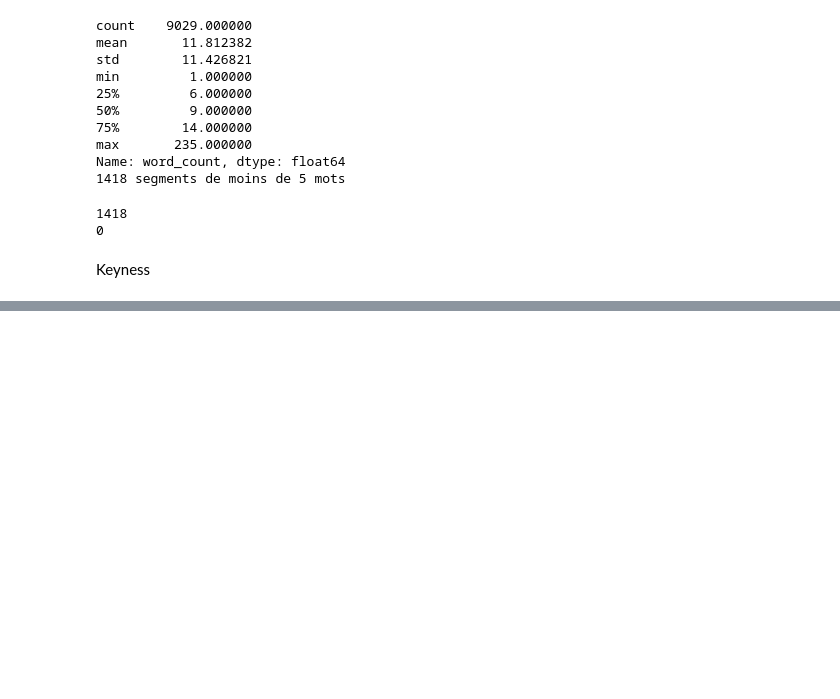
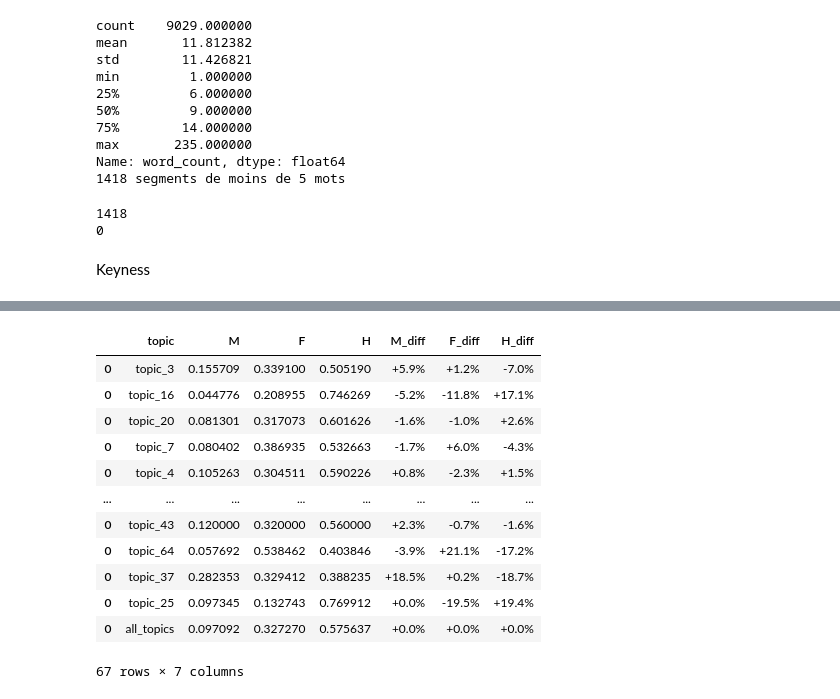
Before and after one commit to lucas-cumunel/PESSD-GBOGC, a Jupyter notebook: descriptive.ipynb, the cells around one changed output, grey strips where cells are left out. Drawn from its saved outputs; the diff is of its cells as text; code cells hidden in the pictures; blank space fills up the shorter version.

```diff
--- a/descriptive.ipynb
+++ b/descriptive.ipynb
@@ -206,0 +211,2 @@ Keyness
+# %%
+adf = pd.read_csv("data/athlete_gender.csv", index_col="Unnamed: 0")
@@ -207,3 +248,19 @@ Keyness
+# %%
+adf
+# %% [output]
+|  | topic | M | F | H | M_diff | F_diff | H_diff |
+| 0 | topic_3 | 0.155709 | 0.339100 | 0.505190 | +5.9% | +1.2% | -7.0% |
+| 0 | topic_16 | 0.044776 | 0.208955 | 0.746269 | -5.2% | -11.8% | +17.1% |
+| 0 | topic_20 | 0.081301 | 0.317073 | 0.601626 | -1.6% | -1.0% | +2.6% |
+| 0 | topic_7 | 0.080402 | 0.386935 | 0.532663 | -1.7% | +6.0% | -4.3% |
+| 0 | topic_4 | 0.105263 | 0.304511 | 0.590226 | +0.8% | -2.3% | +1.5% |
+| ... | ... | ... | ... | ... | ... | ... | ... |
+| 0 | topic_43 | 0.120000 | 0.320000 | 0.560000 | +2.3% | -0.7% | -1.6% |
+| 0 | topic_64 | 0.057692 | 0.538462 | 0.403846 | -3.9% | +21.1% | -17.2% |
+| 0 | topic_37 | 0.282353 | 0.329412 | 0.388235 | +18.5% | +0.2% | -18.7% |
+| 0 | topic_25 | 0.097345 | 0.132743 | 0.769912 | +0.0% | -19.5% | +19.4% |
+| 0 | all_topics | 0.097092 | 0.327270 | 0.575637 | +0.0% | +0.0% | +0.0% |
+67 rows × 7 columns
 # %%
 import numpy as np
 
```
Also changed, not shown: parts of 5 cells of this notebook.
